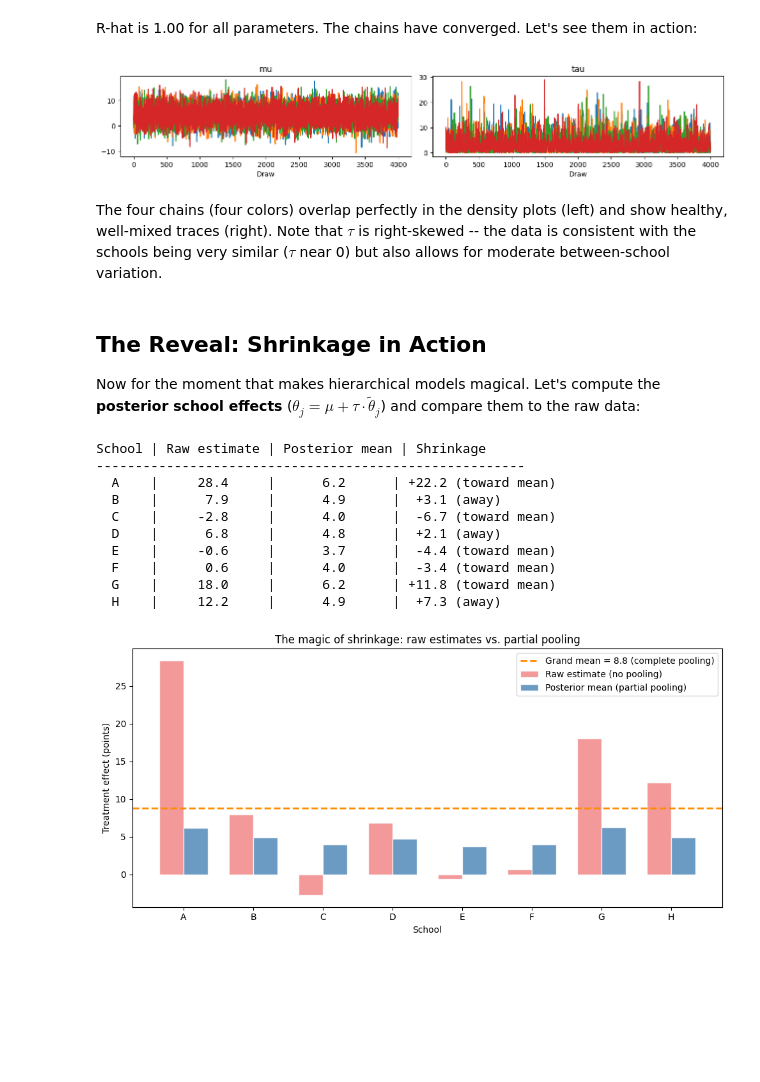
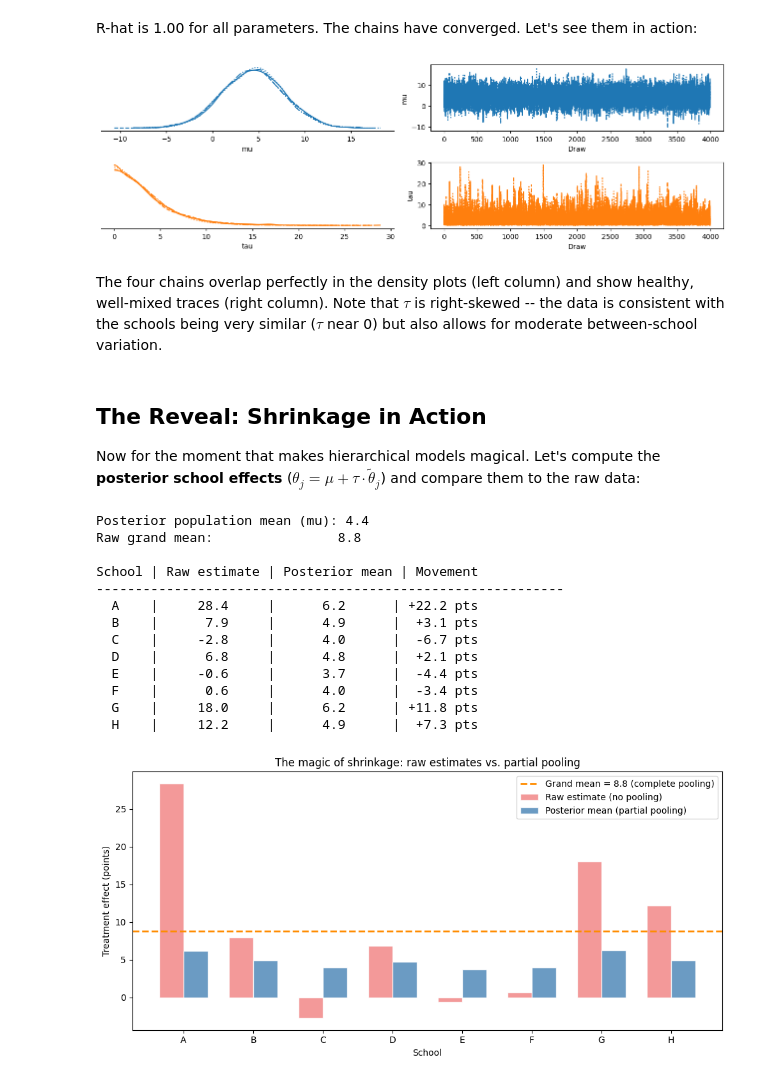
Before and after one commit to michaelnowotny/pyjags, a Jupyter notebook: notebooks/Eight Schools.ipynb, the cells around one changed output. Cells and saved outputs as stored; diff of their text form; code cells hidden in the pictures; blank space fills up the shorter version.

```diff
--- a/notebooks/Eight Schools.ipynb
+++ b/notebooks/Eight Schools.ipynb
@@ -256,14 +256,14 @@ az.summary(idata, var_names=["mu", "tau", "theta_tilde"])
 R-hat is 1.00 for all parameters. The chains have converged. Let's see
 them in action:
 # %%
-az.plot_trace(idata, var_names=["mu", "tau"])
+az.plot_trace_dist(idata, var_names=["mu", "tau"])
 plt.tight_layout()
 plt.show()
 # %% [output]
-[figure, old version]
+[figure, new version]
 # %% [markdown]
-The four chains (four colors) overlap perfectly in the density plots
-(left) and show healthy, well-mixed traces (right). Note that $\tau$
+The four chains overlap perfectly in the density plots (left column)
+and show healthy, well-mixed traces (right column). Note that $\tau$
 is right-skewed -- the data is consistent with the schools being very
 similar ($\tau$ near 0) but also allows for moderate between-school
 variation.
@@ -282,24 +282,31 @@ tt_post = idata["posterior"]["theta_tilde"].values  # (chain, draw, school)
 # theta_j = mu + tau * theta_tilde_j
 theta_post = mu_post[:, :, None] + tau_post[:, :, None] * tt_post
 theta_means = theta_post.mean(axis=(0, 1))  # posterior mean per school
+mu_hat = mu_post.mean()  # posterior population mean
 
-print("School | Raw estimate | Posterior mean | Shrinkage")
-print("-" * 55)
+print(f"Posterior population mean (mu): {mu_hat:.1f}")
+print(f"Raw grand mean:                {y.mean():.1f}")
+print()
+print("School | Raw estimate | Posterior mean | Movement")
+print("-" * 60)
 for j, school in enumerate(schools):
-    shrink = y[j] - theta_means[j]
-    direction = "toward mean" if abs(theta_means[j] - y.mean()) < abs(y[j] - y.mean()) else "away"
-    print(f"  {school}    |   {y[j]:6.1f}     |    {theta_means[j]:5.1f}      | {shrink:+5.1f} ({direction})")
+    movement = y[j] - theta_means[j]
+    print(f"  {school}    |   {y[j]:6.1f}     |    {theta_means[j]:5.1f}      | "
+          f"{movement:+5.1f} pts")
 # %% [output]
-School | Raw estimate | Posterior mean | Shrinkage
--------------------------------------------------------
-  A    |     28.4     |      6.2      | +22.2 (toward mean)
-  B    |      7.9     |      4.9      |  +3.1 (away)
-  C    |     -2.8     |      4.0      |  -6.7 (toward mean)
-  D    |      6.8     |      4.8      |  +2.1 (away)
-  E    |     -0.6     |      3.7      |  -4.4 (toward mean)
-  F    |      0.6     |      4.0      |  -3.4 (toward mean)
-  G    |     18.0     |      6.2      | +11.8 (toward mean)
-  H    |     12.2     |      4.9      |  +7.3 (away)
+Posterior population mean (mu): 4.4
+Raw grand mean:                8.8
+
+School | Raw estimate | Posterior mean | Movement
+------------------------------------------------------------
+  A    |     28.4     |      6.2      | +22.2 pts
+  B    |      7.9     |      4.9      |  +3.1 pts
+  C    |     -2.8     |      4.0      |  -6.7 pts
+  D    |      6.8     |      4.8      |  +2.1 pts
+  E    |     -0.6     |      3.7      |  -4.4 pts
+  F    |      0.6     |      4.0      |  -3.4 pts
+  G    |     18.0     |      6.2      | +11.8 pts
+  H    |     12.2     |      4.9      |  +7.3 pts
 # %%
 fig, ax = plt.subplots(figsize=(10, 5))
 
```
Also changed, not shown: parts of 1 cell of this notebook, 2 other files.
